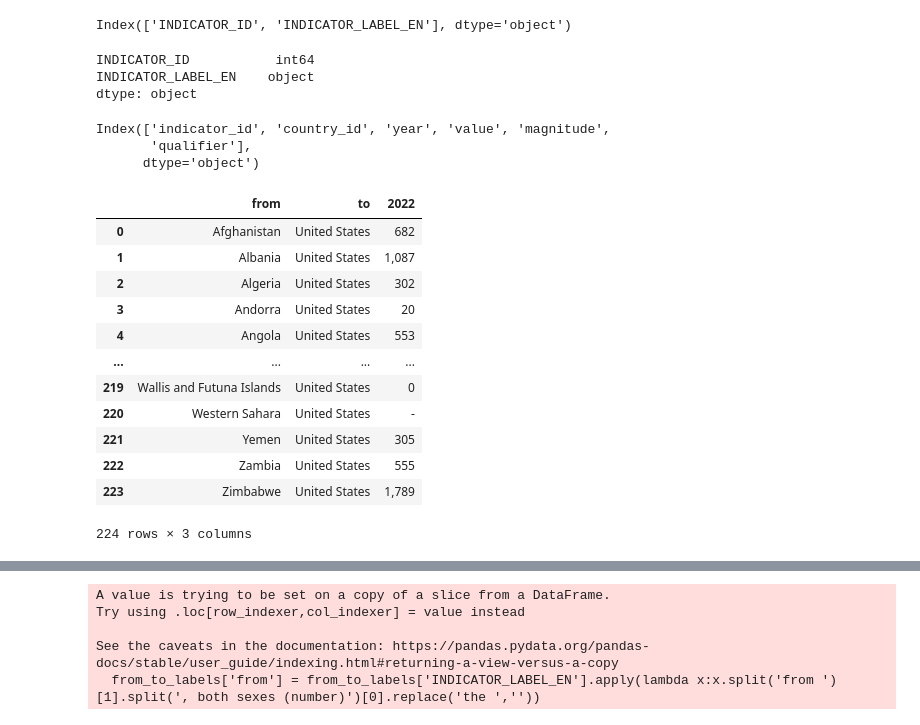
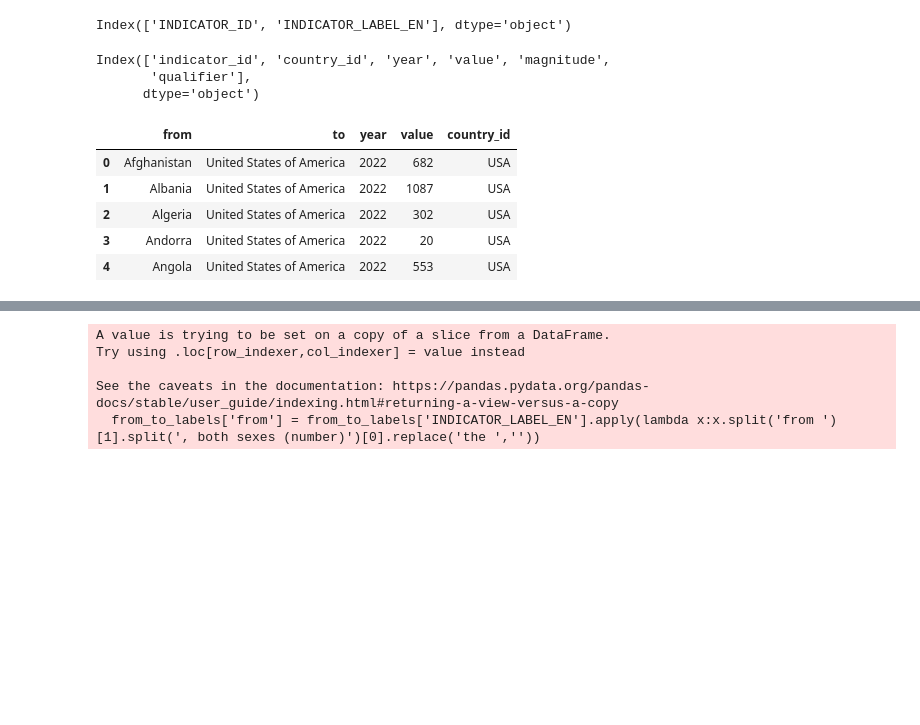
Before and after one commit to YuliyaTorgasheva/students_mobility, a Jupyter notebook: international_students_mob_CA.ipynb, the cells around one changed output, grey strips where cells are left out. Drawn from its saved outputs; the diff is of its cells as text; code cells hidden in the pictures; blank space fills up the shorter version.

```diff
--- a/international_students_mob_CA.ipynb
+++ b/international_students_mob_CA.ipynb
@@ -33,12 +33,6 @@ labels = pd.read_csv(r"C:\Users\yuliy\Documents\UNESCO Education\OPRI_students_l
 labels.columns
 # %% [output]
 Index(['INDICATOR_ID', 'INDICATOR_LABEL_EN'], dtype='object')
-# %%
-labels.dtypes
-# %% [output]
-INDICATOR_ID           int64
-INDICATOR_LABEL_EN    object
-dtype: object
 # %%
 national = pd.read_csv(r"C:\Users\yuliy\Documents\UNESCO Education\OPRI_DATA_NATIONAL.csv")
 national.columns
@@ -48,22 +42,21 @@ Index(['indicator_id', 'country_id', 'year', 'value', 'magnitude',
       dtype='object')
 # %%
 #данные въезда в США за 2022 г
-usa_add = pd.read_csv(r"C:\Users\yuliy\Education_Projects\students_mobility\usa_inbound.csv")
-usa_add['to'] = 'United States'
-usa_add = usa_add.rename(columns={'unesco':'from'})
-usa_add = usa_add[['from','to','2022']]
-usa_add
+usa_add_long = pd.read_csv(r"C:\Users\yuliy\Education_Projects\students_mobility\usa_inbound.csv")
+usa_add_long['to'] = 'United States of America'
+usa_add_long['year'] = '2022'
+usa_add_long = usa_add_long.rename(columns={'unesco':'from'})
+usa_add_long = usa_add_long[['from','to','year','2022']]
+usa_add_long.columns = ['from','to','year','value']
+usa_add_long = usa_add_long[usa_add_long['from']!='#Н/Д']
+usa_add_long['value'] = usa_add_long['value'].fillna(0)
+usa_add_long['value'] = usa_add_long['value'].astype(int)
+usa_add_long['country_id'] = 'USA'
+usa_add_long.head()
 # %% [output]
-|  | from | to | 2022 |
-| 0 | Afghanistan | United States | 682 |
-| 1 | Albania | United States | 1,087 |
-| 2 | Algeria | United States | 302 |
-| 3 | Andorra | United States | 20 |
-| 4 | Angola | United States | 553 |
-| ... | ... | ... | ... |
-| 219 | Wallis and Futuna Islands | United States | 0 |
-| 220 | Western Sahara | United States | - |
-| 221 | Yemen | United States | 305 |
-| 222 | Zambia | United States | 555 |
-| 223 | Zimbabwe | United States | 1,789 |
+|  | from | to | year | value | country_id |
+| 0 | Afghanistan | United States of America | 2022 | 682 | USA |
+| 1 | Albania | United States of America | 2022 | 1087 | USA |
+| 2 | Algeria | United States of America | 2022 | 302 | USA |
+| 3 | Andorra | United States of America | 2022 | 20 | USA |
+| 4 | Angola | United States of America | 2022 | 553 | USA |
-224 rows × 3 columns
```
Also changed, not shown: parts of 30 cells of this notebook.
